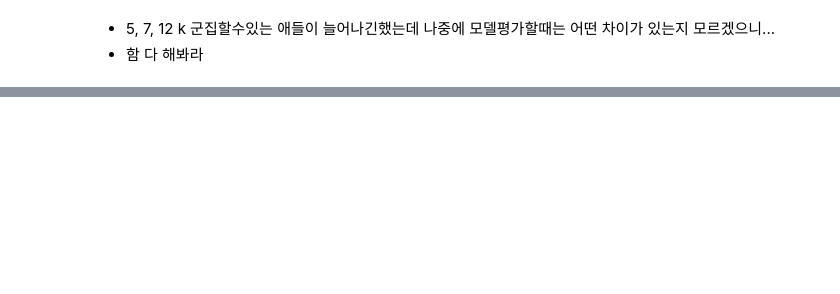
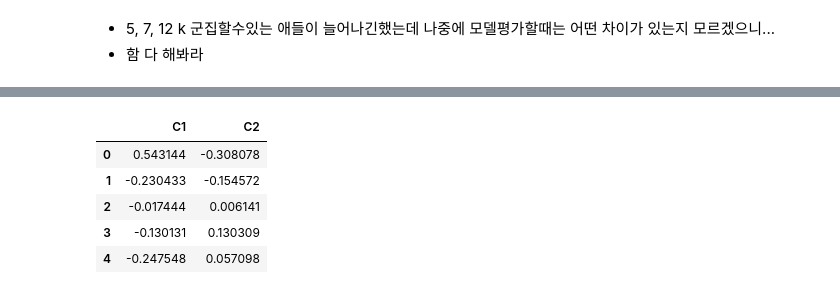
Before and after one commit to bidulgirin/data_science, a Jupyter notebook: 6. KNN_심화.ipynb, the cells around one changed output, grey strips where cells are left out. Cells and saved outputs as stored; diff of their text form; code cells hidden in the pictures; blank space fills up the shorter version.

```diff
--- a/6. KNN_심화.ipynb
+++ b/6. KNN_심화.ipynb
@@ -148,0 +168,19 @@ plt.show()
+# %%
+# 시각화를 위한 차원 축소
+
+# 주성분 개수 설정(2개 설정)
+pca = PCA(n_components = 2) # 2차원으로 압축시키겠다~~~~
+df_pca = pca.fit_transform(x_test)
+
+#print("df_pca", df_pca)
+# 주성분으로 변형된 테이블 생성
+df_pca = pd.DataFrame(data = df_pca, columns = ["C1","C2"])
+
+df_pca.head()
+# %% [output]
+|  | C1 | C2 |
+| 0 | 0.543144 | -0.308078 |
+| 1 | -0.230433 | -0.154572 |
+| 2 | -0.017444 | 0.006141 |
+| 3 | -0.130131 | 0.130309 |
+| 4 | -0.247548 | 0.057098 |
```
Also changed, not shown: parts of 7 cells of this notebook, 1 other file.
